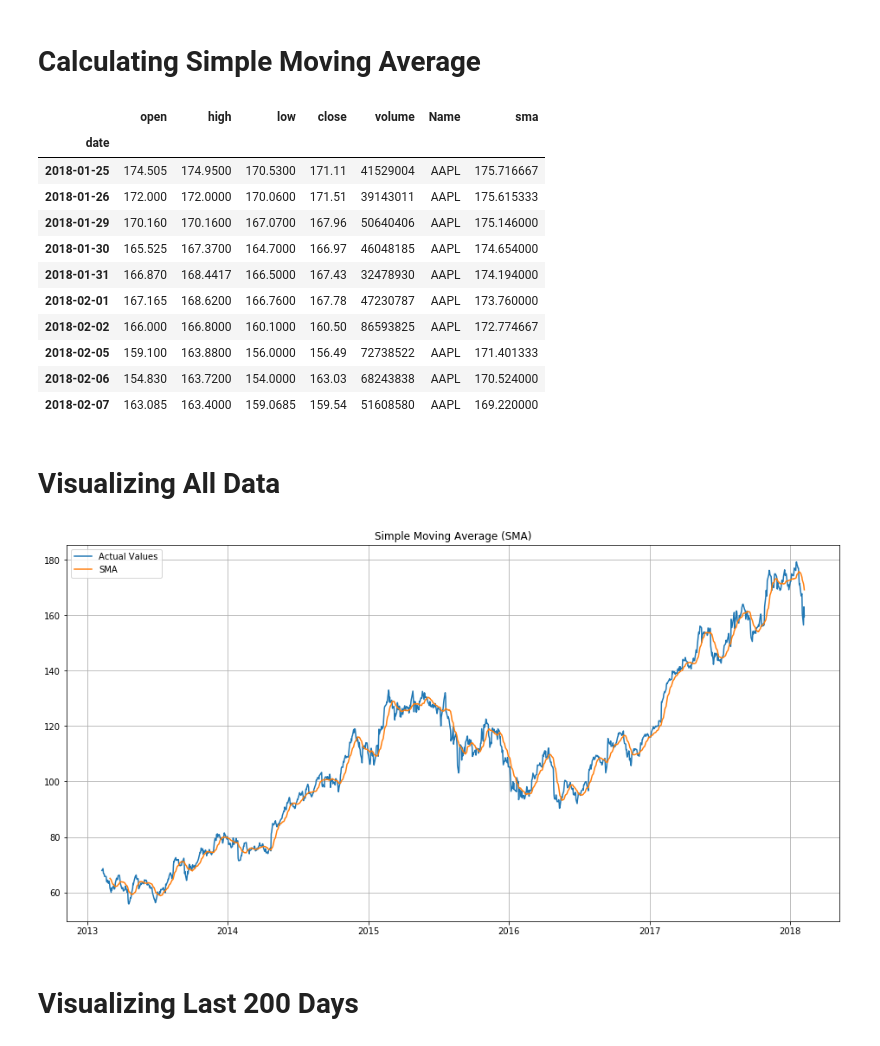
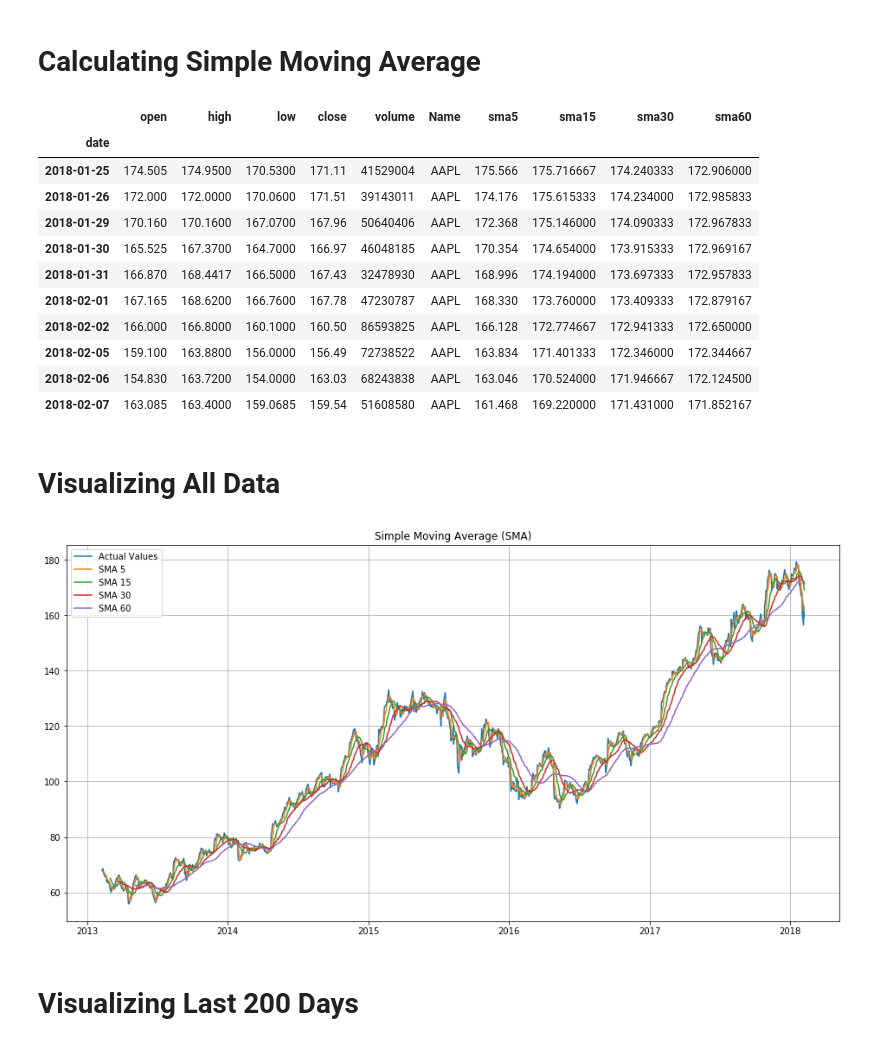
Before and after one commit to pournasserian/TimeSeries, a Jupyter notebook: 2-SimpleMovingAverage.ipynb, the cells around one changed output. Saved outputs shown, nothing was run; the diff lists cells and outputs as text; code cells hidden in the pictures.

```diff
--- a/2-SimpleMovingAverage.ipynb
+++ b/2-SimpleMovingAverage.ipynb
@@ -31,23 +23,29 @@ def simple_moving_average(series, window = 3) :
     return moving_aves
 # %% [markdown]
 # Calculating Simple Moving Average
-# %%
-window = 15 #days
-df['sma'] = simple_moving_average(df['close'], window)
-df.tail(10)
-# %% [output]
-|  | open | high | low | close | volume | Name | sma |
-| date |  |  |  |  |  |  |  |
-| 2018-01-25 | 174.505 | 174.9500 | 170.5300 | 171.11 | 41529004 | AAPL | 175.716667 |
-| 2018-01-26 | 172.000 | 172.0000 | 170.0600 | 171.51 | 39143011 | AAPL | 175.615333 |
-| 2018-01-29 | 170.160 | 170.1600 | 167.0700 | 167.96 | 50640406 | AAPL | 175.146000 |
-| 2018-01-30 | 165.525 | 167.3700 | 164.7000 | 166.97 | 46048185 | AAPL | 174.654000 |
-| 2018-01-31 | 166.870 | 168.4417 | 166.5000 | 167.43 | 32478930 | AAPL | 174.194000 |
-| 2018-02-01 | 167.165 | 168.6200 | 166.7600 | 167.78 | 47230787 | AAPL | 173.760000 |
-| 2018-02-02 | 166.000 | 166.8000 | 160.1000 | 160.50 | 86593825 | AAPL | 172.774667 |
-| 2018-02-05 | 159.100 | 163.8800 | 156.0000 | 156.49 | 72738522 | AAPL | 171.401333 |
-| 2018-02-06 | 154.830 | 163.7200 | 154.0000 | 163.03 | 68243838 | AAPL | 170.524000 |
-| 2018-02-07 | 163.085 | 163.4000 | 159.0685 | 159.54 | 51608580 | AAPL | 169.220000 |
+# %%
+window = 5 #days
+df['sma5'] = simple_moving_average(df['close'], window)
+window = 15 #days
+df['sma15'] = simple_moving_average(df['close'], window)
+window = 30 #days
+df['sma30'] = simple_moving_average(df['close'], window)
+window = 60 #days
+df['sma60'] = simple_moving_average(df['close'], window)
+df.tail(10)
+# %% [output]
+|  | open | high | low | close | volume | Name | sma5 | sma15 | sma30 | sma60 |
+| date |  |  |  |  |  |  |  |  |  |  |
+| 2018-01-25 | 174.505 | 174.9500 | 170.5300 | 171.11 | 41529004 | AAPL | 175.566 | 175.716667 | 174.240333 | 172.906000 |
+| 2018-01-26 | 172.000 | 172.0000 | 170.0600 | 171.51 | 39143011 | AAPL | 174.176 | 175.615333 | 174.234000 | 172.985833 |
+| 2018-01-29 | 170.160 | 170.1600 | 167.0700 | 167.96 | 50640406 | AAPL | 172.368 | 175.146000 | 174.090333 | 172.967833 |
+| 2018-01-30 | 165.525 | 167.3700 | 164.7000 | 166.97 | 46048185 | AAPL | 170.354 | 174.654000 | 173.915333 | 172.969167 |
+| 2018-01-31 | 166.870 | 168.4417 | 166.5000 | 167.43 | 32478930 | AAPL | 168.996 | 174.194000 | 173.697333 | 172.957833 |
+| 2018-02-01 | 167.165 | 168.6200 | 166.7600 | 167.78 | 47230787 | AAPL | 168.330 | 173.760000 | 173.409333 | 172.879167 |
+| 2018-02-02 | 166.000 | 166.8000 | 160.1000 | 160.50 | 86593825 | AAPL | 166.128 | 172.774667 | 172.941333 | 172.650000 |
+| 2018-02-05 | 159.100 | 163.8800 | 156.0000 | 156.49 | 72738522 | AAPL | 163.834 | 171.401333 | 172.346000 | 172.344667 |
+| 2018-02-06 | 154.830 | 163.7200 | 154.0000 | 163.03 | 68243838 | AAPL | 163.046 | 170.524000 | 171.946667 | 172.124500 |
+| 2018-02-07 | 163.085 | 163.4000 | 159.0685 | 159.54 | 51608580 | AAPL | 161.468 | 169.220000 | 171.431000 | 171.852167 |
 # %% [markdown]
 # Visualizing All Data
 # %%
@@ -55,13 +53,16 @@ plt.figure(figsize=(16,8))
 plt.title('Simple Moving Average (SMA)')
 
 plt.plot(df['close'], label='Actual Values')
-plt.plot(df['sma'], label='SMA'.format(window))
+plt.plot(df['sma5'], label='SMA 5'.format(window))
+plt.plot(df['sma15'], label='SMA 15'.format(window))
+plt.plot(df['sma30'], label='SMA 30'.format(window))
+plt.plot(df['sma60'], label='SMA 60'.format(window))
 
 plt.legend(loc='upper left')
 plt.grid(True)
 plt.show()
 # %% [output]
-[figure, old version]
+[figure, new version]
 # %% [markdown]
 # Visualizing Last 200 Days
 # %%
```
Also changed, not shown: parts of 5 cells of this notebook, 25 other files.
